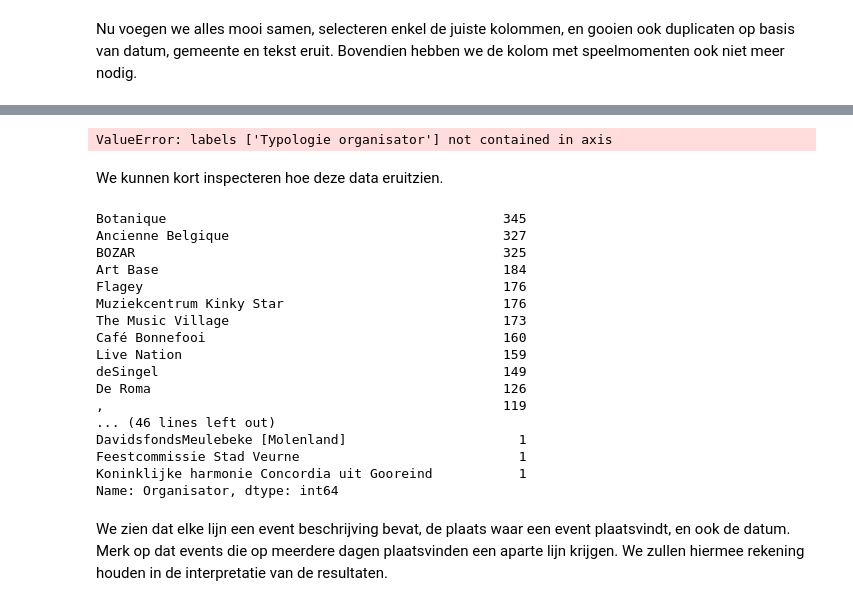
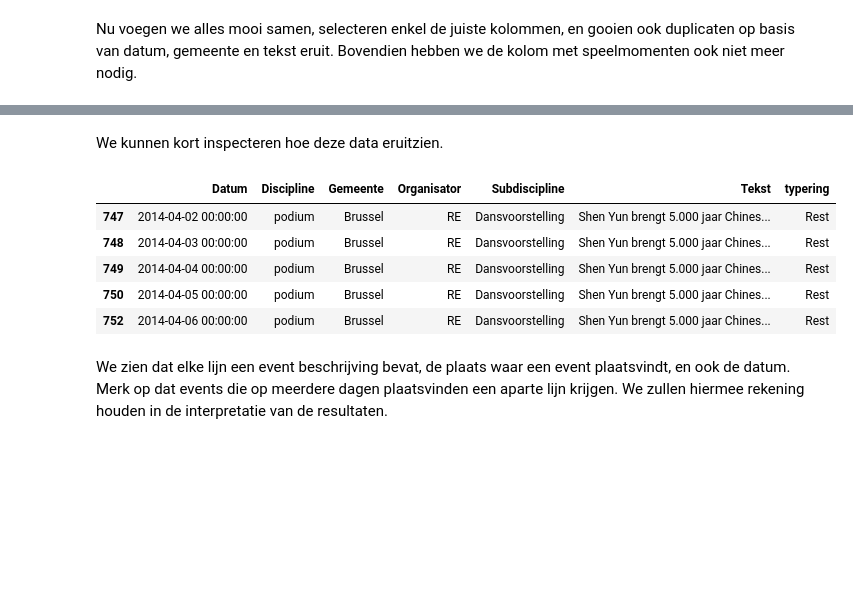
Before and after one commit to Kunstenpunt/datakunstjes, a Jupyter notebook: corpusanalyse uitdatabank/corpusanalyse.ipynb, the cells around one changed output, grey strips where cells are left out. Drawn from its saved outputs; the diff is of its cells as text; code cells hidden in the pictures; blank space fills up the shorter version.

```diff
--- a/corpusanalyse uitdatabank/corpusanalyse.ipynb
+++ b/corpusanalyse uitdatabank/corpusanalyse.ipynb
@@ -119,35 +119,22 @@ df_podium.head()
 | 4 | Van Georges Courteline, regie Val... | Brussel | 2010-01-09 | podium | Theatervoorstelling | Faire le malin est le propre de t... | FRG | FRG | ... |
 # %%
 df_muziek_expanded_clean = df_muziek_expanded.drop("Speelmomenten", axis=1)
-df_podium_clean = df_podium.drop("Typologie organisator")
+df_podium_clean = df_podium.drop("Typologie organisator", axis=1)
 df = concat([df_podium_clean, df_bk_filtered, df_muziek_expanded_clean])
 df = df[df["Datum"].between(datetime(2014, 1, 1), datetime(2014, 12, 31))]
 df.drop_duplicates(subset=["Datum", "Titel", "Discipline", "Subdiscipline", "Gemeente", "Tekst"], inplace=True)
 df.drop("Titel", axis=1, inplace=True)
-# %% [output]
-ValueError: labels ['Typologie organisator'] not contained in axis
 # %% [markdown]
 We kunnen kort inspecteren hoe deze data eruitzien.
-# %%
-df["Organisator"].value_counts()
-# %% [output]
-Botanique                                           345
-Ancienne Belgique                                   327
-BOZAR                                               325
-Art Base                                            184
-Flagey                                              176
-Muziekcentrum Kinky Star                            176
-The Music Village                                   173
-Café Bonnefooi                                      160
-Live Nation                                         159
-deSingel                                            149
-De Roma                                             126
-,                                                   119
-... (46 lines left out)
-DavidsfondsMeulebeke [Molenland]                      1
-Feestcommissie Stad Veurne                            1
-Koninklijke harmonie Concordia uit Gooreind           1
-Name: Organisator, dtype: int64
+# %%
+df.head()
+# %% [output]
+|  | Datum | Discipline | Gemeente | Organisator | Subdiscipline | Tekst | typering |
+| 747 | 2014-04-02 00:00:00 | podium | Brussel | RE | Dansvoorstelling | Shen Yun brengt 5.000 jaar Chines... | Rest |
+| 748 | 2014-04-03 00:00:00 | podium | Brussel | RE | Dansvoorstelling | Shen Yun brengt 5.000 jaar Chines... | Rest |
+| 749 | 2014-04-04 00:00:00 | podium | Brussel | RE | Dansvoorstelling | Shen Yun brengt 5.000 jaar Chines... | Rest |
+| 750 | 2014-04-05 00:00:00 | podium | Brussel | RE | Dansvoorstelling | Shen Yun brengt 5.000 jaar Chines... | Rest |
+| 752 | 2014-04-06 00:00:00 | podium | Brussel | RE | Dansvoorstelling | Shen Yun brengt 5.000 jaar Chines... | Rest |
 # %% [markdown]
 We zien dat elke lijn een event beschrijving bevat, de plaats waar een event plaatsvindt, en ook de datum. Merk op dat events die op meerdere dagen plaatsvinden een aparte lijn krijgen. We zullen hiermee rekening houden in de interpretatie van de resultaten.
 # %% [markdown]
```
Also changed, not shown: parts of 1 cell of this notebook.
